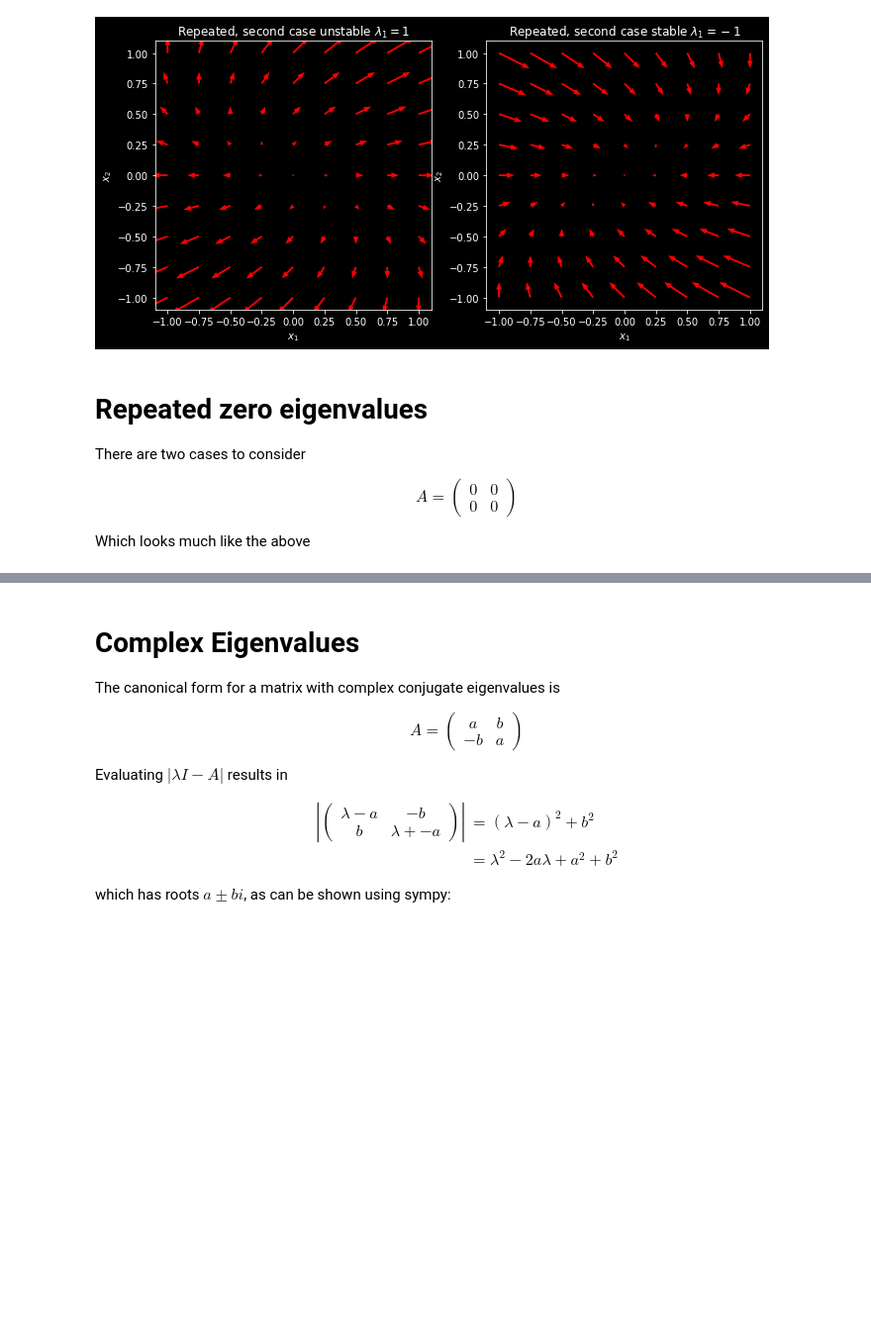
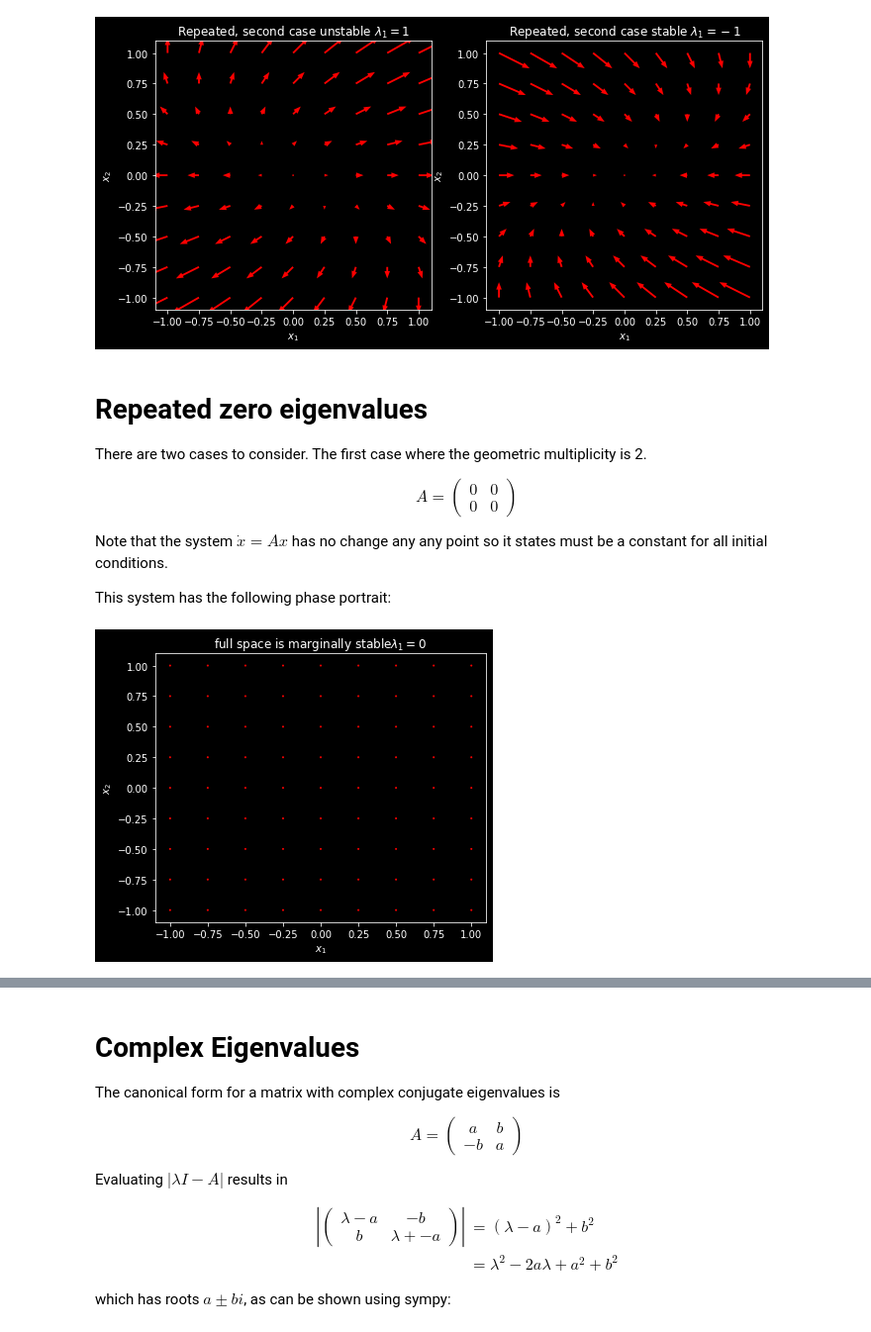
Before and after one commit to christakahashi/ECE447, a Jupyter notebook: lectures/taxonomy.ipynb, the cells around one changed output, grey strips where cells are left out. Shown at 99% size. Saved outputs shown, nothing was run; the diff lists cells and outputs as text; code cells hidden in the pictures; blank space fills up the shorter version.

```diff
--- a/lectures/taxonomy.ipynb
+++ b/lectures/taxonomy.ipynb
@@ -294,7 +292,7 @@ plot_phase_portrait(
 # %% [markdown]
 # Repeated zero eigenvalues
 
-There are two cases to consider
+There are two cases to consider.  The first case where the geometric multiplicity is 2.
 
 $$
 A = \begin{pmatrix}
@@ -303,4 +301,18 @@ A = \begin{pmatrix}
 \end{pmatrix}
 $$
 
-Which looks much like the above
+Note that the system $\dot x = Ax$ has no change any any point so it states must be a constant for all initial conditions.
+
+This system has the following phase portrait:
+# %%
+A = Matrix([[0,0],[0,0]])
+
+plot_phase_portrait(
+    [
+        A
+    ],
+    [
+        "full space is marginally stable" + pprintevals(A)
+    ])
+# %% [output]
+[figure, added]
```
Also changed, not shown: parts of 5 cells of this notebook.
